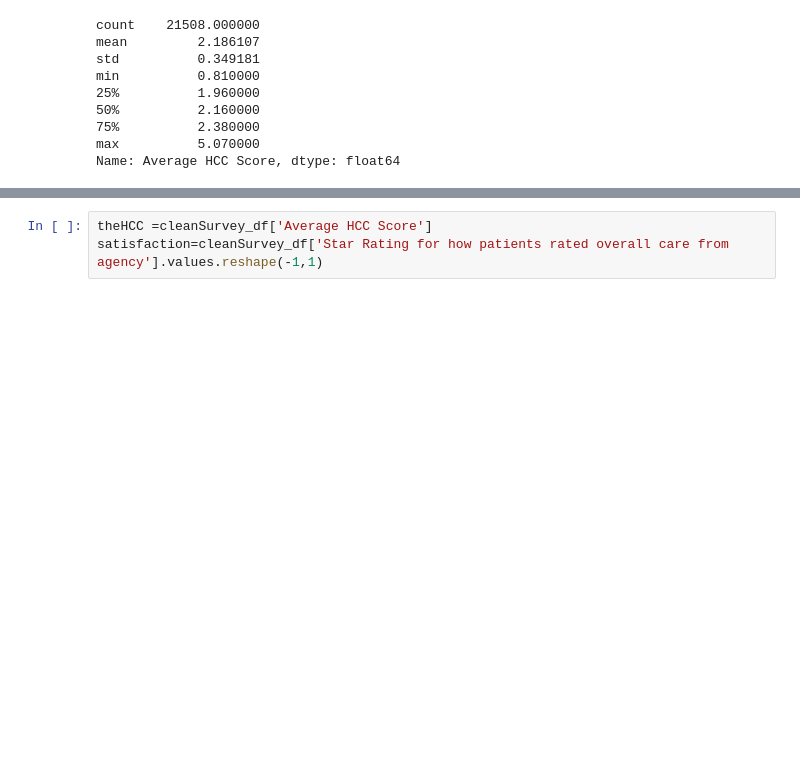
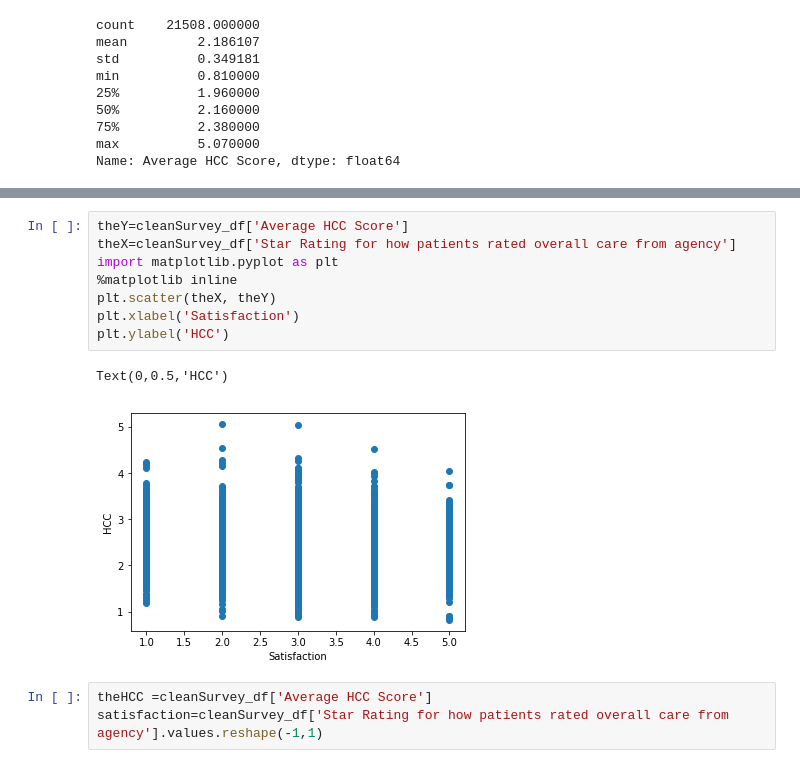
Before and after one commit to ekginn2/ML-Final-Project, a Jupyter notebook: code/hcc vs satisfaction.ipynb, the cells around one changed output, grey strips where cells are left out. Saved outputs shown, nothing was run; the diff lists cells and outputs as text; blank space fills up the shorter version.

```diff
--- a/code/hcc vs satisfaction.ipynb
+++ b/code/hcc vs satisfaction.ipynb
@@ -61,3 +85,14 @@ Name: Average HCC Score, dtype: float64
+# %%
+theY=cleanSurvey_df['Average HCC Score']
+theX=cleanSurvey_df['Star Rating for how patients rated overall care from agency']
+import matplotlib.pyplot as plt
+%matplotlib inline
+plt.scatter(theX, theY)
+plt.xlabel('Satisfaction')
+plt.ylabel('HCC')
+# %% [output]
+Text(0,0.5,'HCC')
+[figure, added]
 # %%
 theHCC =cleanSurvey_df['Average HCC Score']
 satisfaction=cleanSurvey_df['Star Rating for how patients rated overall care from agency'].values.reshape(-1,1)
```
Also changed, not shown: parts of 9 cells of this notebook, 4 other files.
